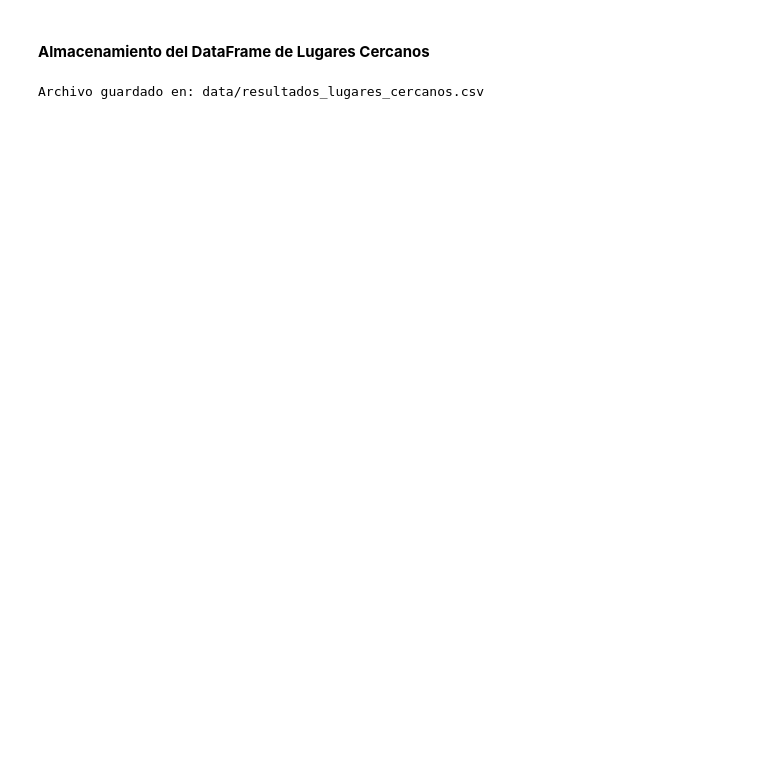
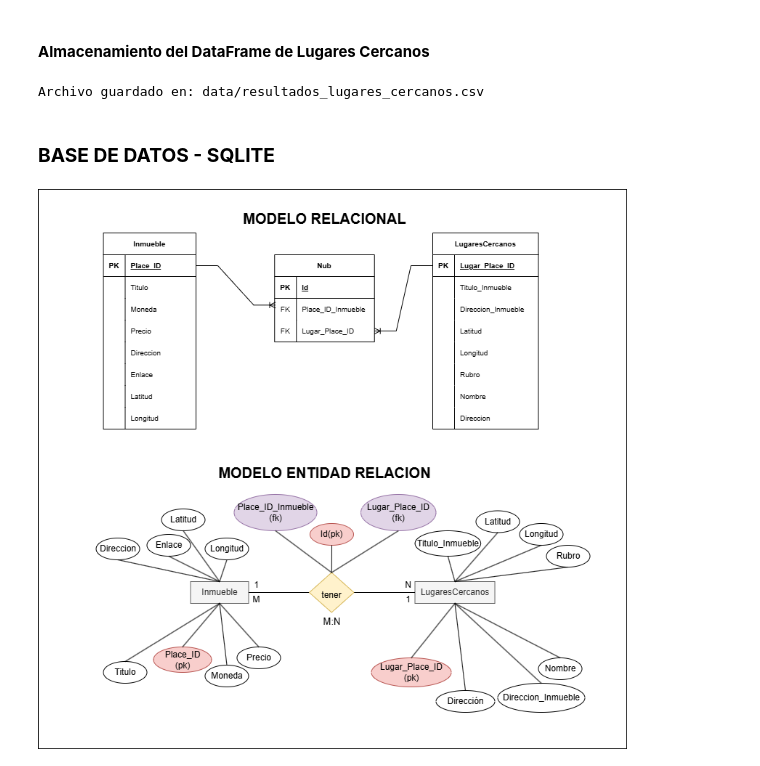
Before and after one commit to Vikktor93/webscraping-api-bd-project, a Jupyter notebook: project.ipynb, the cells around one changed output. Saved outputs shown, nothing was run; the diff lists cells and outputs as text; code cells hidden in the pictures; blank space fills up the shorter version.

Commit message:
Modelo Relacional

```diff
--- a/project.ipynb
+++ b/project.ipynb
@@ -676,3 +676,10 @@ df_lugares.to_csv('data/resultados_lugares_cercanos.csv', index=False, encoding=
 print("Archivo guardado en: data/resultados_lugares_cercanos.csv")
 # %% [output]
 Archivo guardado en: data/resultados_lugares_cercanos.csv
+# %% [markdown]
+### **BASE DE DATOS - SQLITE**
+# %%
+from IPython.display import Image
+Image(filename='ModeloRelacional/ModeloRelacional.drawio.png')
+# %% [output]
+[figure, added]
```
Also changed, not shown: parts of 1 cell of this notebook, 2 other files.
